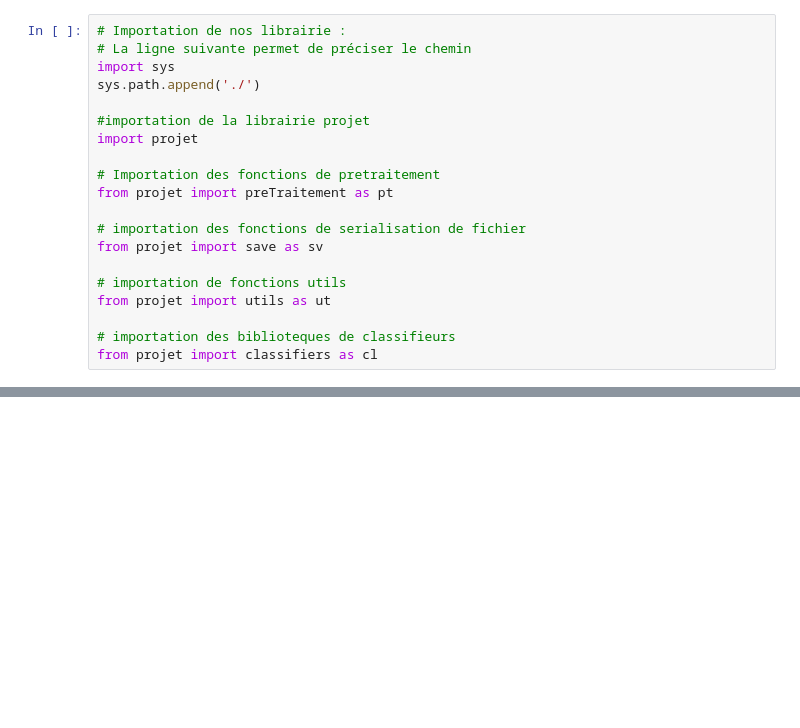
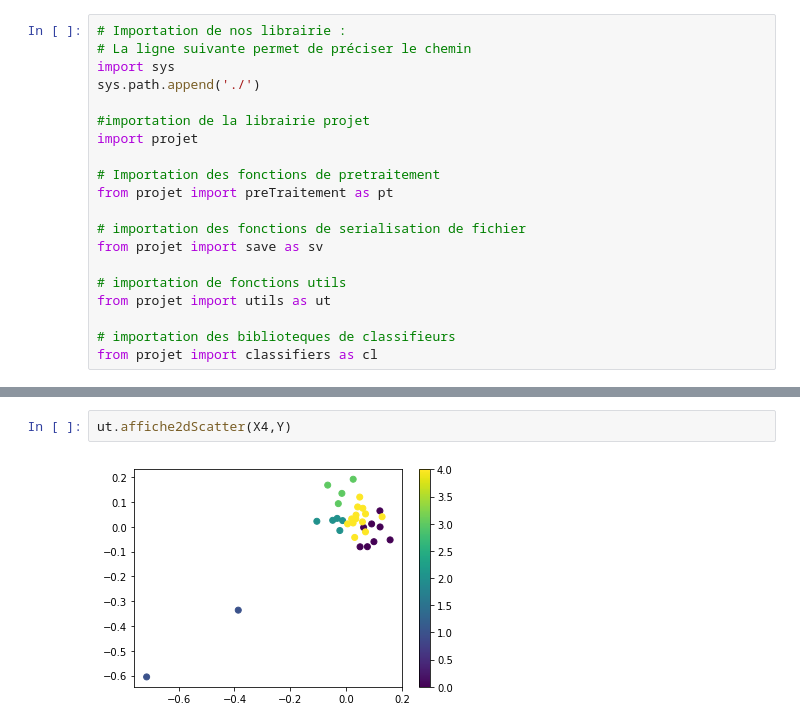
Before and after one commit to Achraf99Jday/RecommendationAlgorithm, a Jupyter notebook: jupyter.ipynb, the cells around one changed output, grey strips where cells are left out. Cells and saved outputs as stored; diff of their text form; blank space fills up the shorter version.

```diff
--- a/jupyter.ipynb
+++ b/jupyter.ipynb
@@ -120,0 +135,4 @@ ion',
+# %%
+ut.affiche2dScatter(X4,Y)
+# %% [output]
+[figure, added]
```
Also changed, not shown: parts of 35 cells of this notebook, 9 other files.
